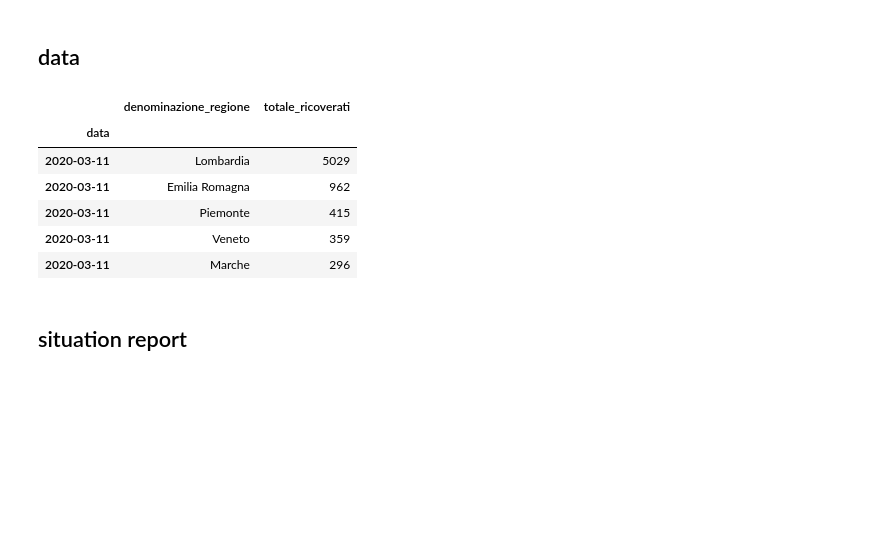
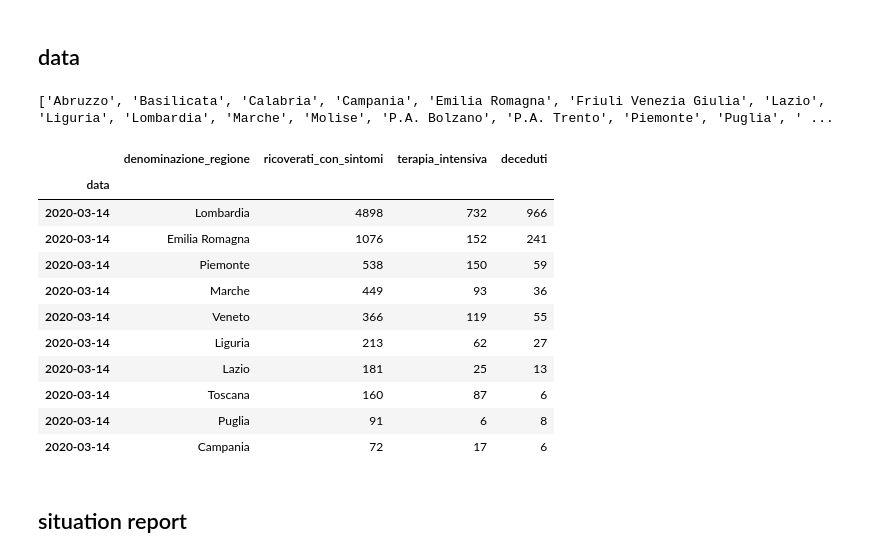
Before and after one commit to alexamici/covid-19-notebooks, a Jupyter notebook: notebooks/italy-regions-situation-report.ipynb, the cells around one changed output. Cells and saved outputs as stored; diff of their text form; code cells hidden in the pictures; blank space fills up the shorter version.

```diff
--- a/notebooks/italy-regions-situation-report.ipynb
+++ b/notebooks/italy-regions-situation-report.ipynb
@@ -28,19 +28,27 @@ date_italy_regions_path = 'dpc-covid19-ita-regioni.csv'
 # %%
 data_italy_regions = pd.read_csv(date_italy_regions_path, parse_dates=['data'], index_col=['data'])
 data_italy_regions['totale_terapia_intensiva'] = data_italy_regions['terapia_intensiva'] + data_italy_regions['deceduti']
 data_italy_regions['totale_ricoverati'] = data_italy_regions['ricoverati_con_sintomi'] + data_italy_regions['totale_terapia_intensiva']
 
 data_italy_regions.index = data_italy_regions.index.normalize()
 
-data_italy_regions.loc[data_italy_regions.index.max()].sort_values('totale_ricoverati', ascending=False)[['denominazione_regione', 'totale_ricoverati']].head()
+print(sorted(data_italy_regions['denominazione_regione'].unique().tolist()))
+
+data_italy_regions.loc[data_italy_regions.index.max()].sort_values('ricoverati_con_sintomi', ascending=False)[['denominazione_regione', 'ricoverati_con_sintomi', 'terapia_intensiva', 'deceduti']].head(10)
 # %% [output]
+['Abruzzo', 'Basilicata', 'Calabria', 'Campania', 'Emilia Romagna', 'Friuli Venezia Giulia', 'Lazio', 'Liguria', 'Lombardia', 'Marche', 'Molise', 'P.A. Bolzano', 'P.A. Trento', 'Piemonte', 'Puglia', ' ...
-|  | denominazione_regione | totale_ricoverati |
-| data |  |  |
-| 2020-03-11 | Lombardia | 5029 |
-| 2020-03-11 | Emilia Romagna | 962 |
-| 2020-03-11 | Piemonte | 415 |
-| 2020-03-11 | Veneto | 359 |
-| 2020-03-11 | Marche | 296 |
+|  | denominazione_regione | ricoverati_con_sintomi | terapia_intensiva | deceduti |
+| data |  |  |  |  |
+| 2020-03-14 | Lombardia | 4898 | 732 | 966 |
+| 2020-03-14 | Emilia Romagna | 1076 | 152 | 241 |
+| 2020-03-14 | Piemonte | 538 | 150 | 59 |
+| 2020-03-14 | Marche | 449 | 93 | 36 |
+| 2020-03-14 | Veneto | 366 | 119 | 55 |
+| 2020-03-14 | Liguria | 213 | 62 | 27 |
+| 2020-03-14 | Lazio | 181 | 25 | 13 |
+| 2020-03-14 | Toscana | 160 | 87 | 6 |
+| 2020-03-14 | Puglia | 91 | 6 | 8 |
+| 2020-03-14 | Campania | 72 | 17 | 6 |
 # %% [markdown]
 ## situation report
 # %%
```
Also changed, not shown: parts of 5 cells of this notebook.
